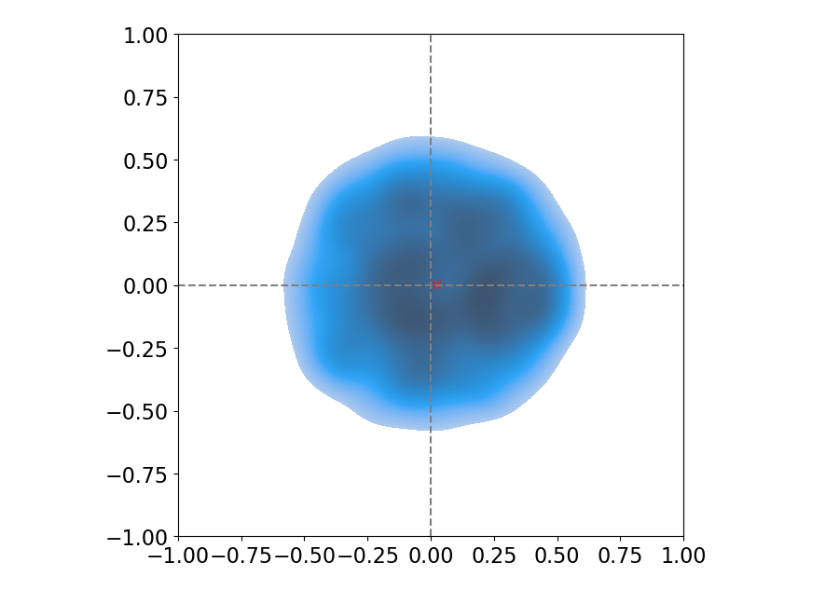
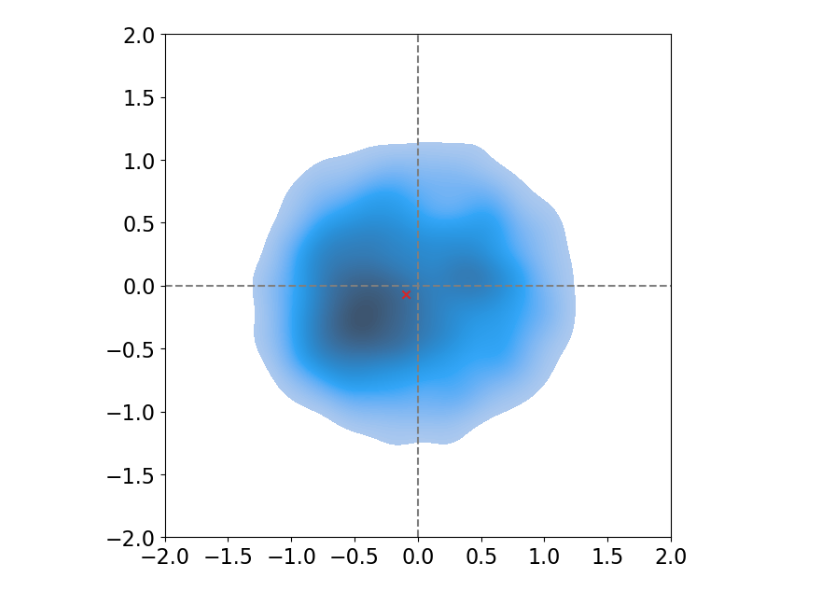
Before and after one commit to ninpnin/embedding-uncertainty-estimation, a Jupyter notebook: plots/donut_plots.ipynb, the cells around one changed output. Cells and saved outputs as stored; diff of their text form; code cells hidden in the pictures.

```diff
--- a/plots/donut_plots.ipynb
+++ b/plots/donut_plots.ipynb
@@ -6,6 +7,6 @@ from parsing_library import *
 # %%
-word_index = 1
-size = 1000000
+word_index = 4
+size = 50000
 #data = '../../new_sims_jan25/ten_V100_K'
 data = '../../data/ten_V100K5/1.json'
 saved_fits_dir = '../../results_ten_V100K5/nofix/hmc/1'
@@ -32,33 +33,33 @@ elif inference_method == 'vi':
 word_samples = word_vectors_samples[word_index]
 
 data = {
     'Dim 1': word_samples[0, :],
     'Dim 2': word_samples[1, :],
 }
 df = pd.DataFrame(data)
 
 plt.figure(figsize=(7, 7))
 sns.kdeplot(x='Dim 1', y='Dim 2', data=df, fill=True, thresh=0.05, levels=100) # cmap='Blues'
 #sns.jointplot(x='Dim 1', y='Dim 2', data=df, kind='kde', fill=True)
 
 #plt.title(f"{saved_fits_dir} post samples for '{list(vocabulary.keys())[word_index]}'")
 plt.scatter([np.mean(word_samples[0, :])], [np.mean(word_samples[1, :])], marker='x', color='tab:red')
 plt.axhline(y=0, color='tab:gray', ls='--')
 plt.axvline(x=0, color='tab:gray', ls='--')
-plt.xlim([-1, 1])
-plt.ylim([-1, 1])
+plt.xlim([-2, 2])
+plt.ylim([-2, 2])
 
 
 plt.tick_params(axis='both', which='major', labelsize=16)
 plt.xlabel('')
 plt.ylabel('')
 
 
 #plt.savefig(f'figs/donut_{saved_fits_dir}_wordidx{word_index}.pdf')
 
 
 
 
 plt.show()
 # %% [output]
-[figure, old version]
+[figure, new version]
```
Also changed, not shown: parts of 11 cells of this notebook, 8 other files.
